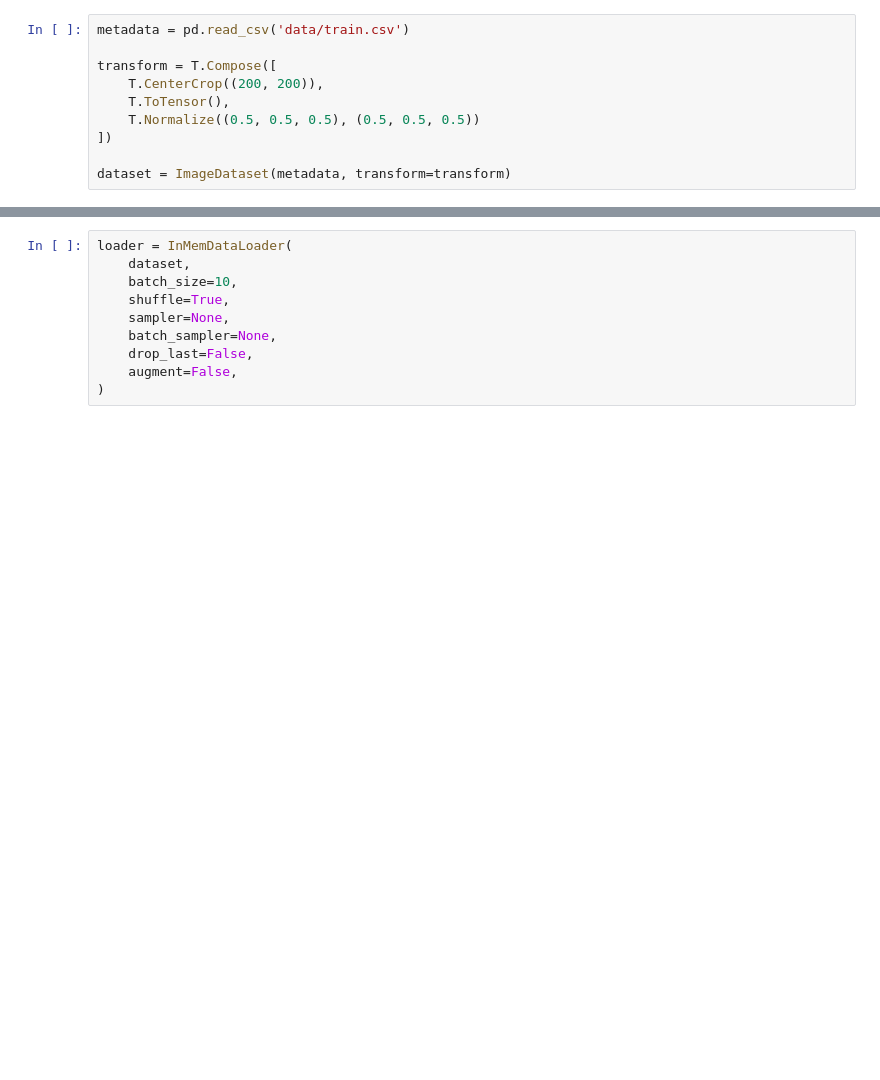
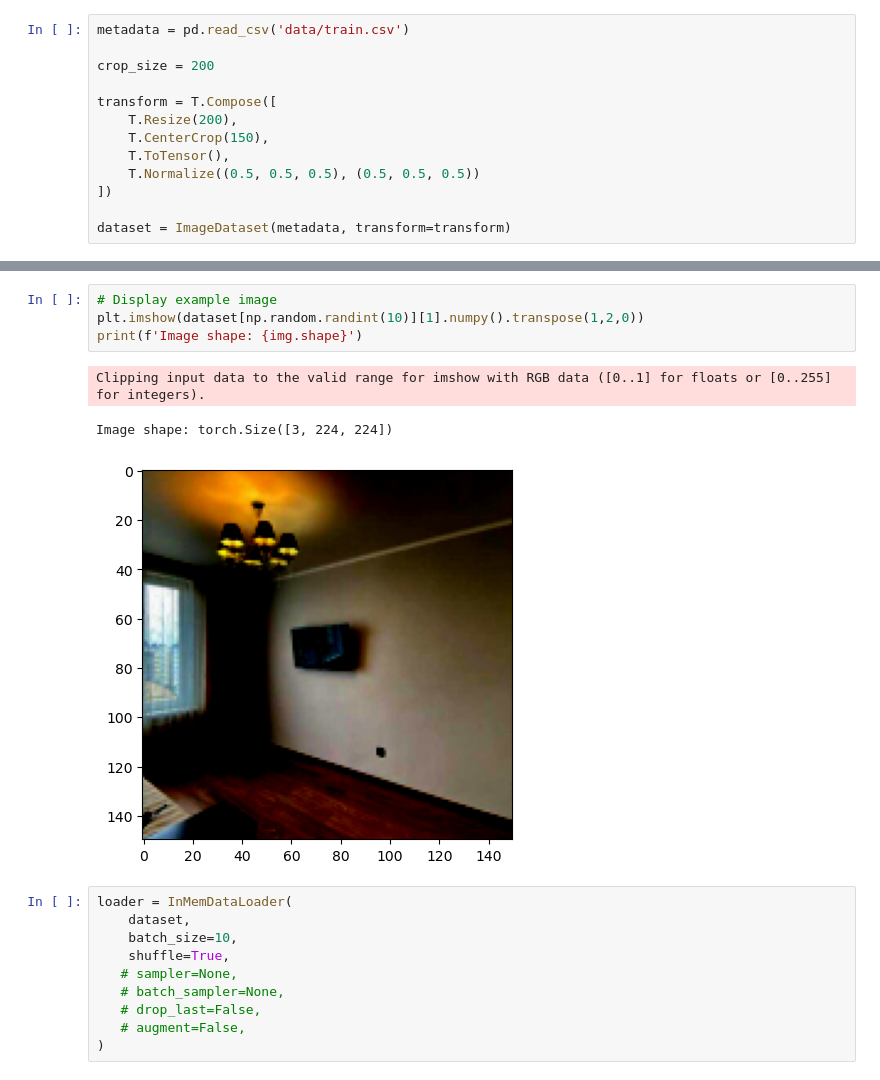
Before and after one commit to CSC-Hackathon-Solutions/image-similarity, a Jupyter notebook: main.ipynb, the cells around one changed output, grey strips where cells are left out. Drawn from its saved outputs; the diff is of its cells as text; blank space fills up the shorter version.

```diff
--- a/main.ipynb
+++ b/main.ipynb
@@ -19,8 +19,11 @@ from ImageDataset import ImageDataset
 # %%
 metadata = pd.read_csv('data/train.csv')
 
+crop_size = 200
+
 transform = T.Compose([
-    T.CenterCrop((200, 200)),
+    T.Resize(200),
+    T.CenterCrop(150),
     T.ToTensor(),
     T.Normalize((0.5, 0.5, 0.5), (0.5, 0.5, 0.5))
 ])
@@ -123,10 +32,18 @@ class InMemDataLoader(object):
+# %%
+# Display example image
+plt.imshow(dataset[np.random.randint(10)][1].numpy().transpose(1,2,0))
+print(f'Image shape: {img.shape}')
+# %% [output]
+Clipping input data to the valid range for imshow with RGB data ([0..1] for floats or [0..255] for integers).
+Image shape: torch.Size([3, 224, 224])
+[figure, added]
 # %%
 loader = InMemDataLoader(
     dataset,
     batch_size=10,
     shuffle=True,
-    sampler=None,
-    batch_sampler=None,
-    drop_last=False,
-    augment=False,
+   # sampler=None,
+   # batch_sampler=None,
+   # drop_last=False,
+   # augment=False,
 )
```
Also changed, not shown: parts of 4 cells of this notebook, 1 other file.
